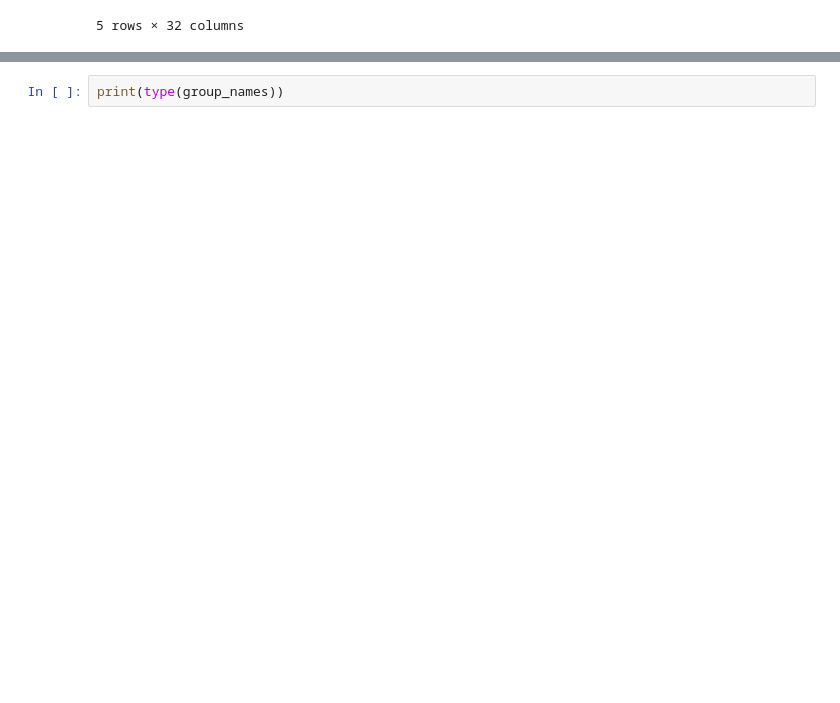
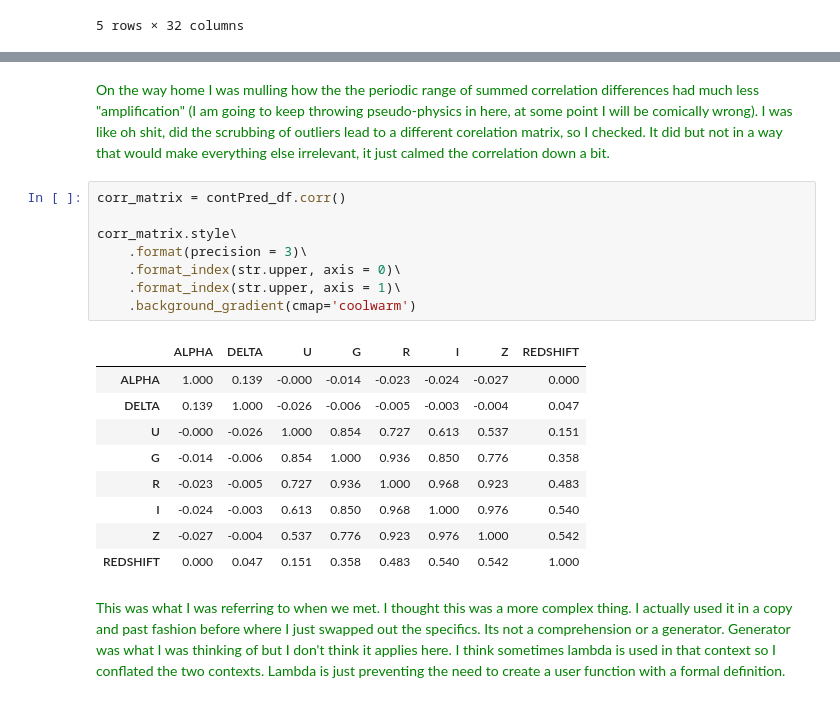
Before and after one commit to cookepoli/Bennett_CookePolitikos_CS368_StellarClassification, a Jupyter notebook: Scripts and notebooks/feature_discretization.ipynb, the cells around one changed output, grey strips where cells are left out. Drawn from its saved outputs; the diff is of its cells as text; blank space fills up the shorter version.

```diff
--- a/Scripts and notebooks/feature_discretization.ipynb
+++ b/Scripts and notebooks/feature_discretization.ipynb
@@ -540,2 +523,22 @@ for a in alpha_names:
+# %% [markdown]
+<font style: color = "green"> On the way home I was mulling how the the periodic range of summed correlation differences had much less "amplification" (I am going to keep throwing pseudo-physics in here, at some point I will be comically wrong). I was like oh shit, did the scrubbing of outliers lead to a different corelation matrix, so I checked. It did but not in a way that would make everything else irrelevant, it just calmed the correlation down a bit.
 # %%
-print(type(group_names))
+corr_matrix = contPred_df.corr()
+
+corr_matrix.style\
+    .format(precision = 3)\
+    .format_index(str.upper, axis = 0)\
+    .format_index(str.upper, axis = 1)\
+    .background_gradient(cmap='coolwarm')
+# %% [output]
+|  | ALPHA | DELTA | U | G | R | I | Z | REDSHIFT |
+| ALPHA | 1.000 | 0.139 | -0.000 | -0.014 | -0.023 | -0.024 | -0.027 | 0.000 |
+| DELTA | 0.139 | 1.000 | -0.026 | -0.006 | -0.005 | -0.003 | -0.004 | 0.047 |
+| U | -0.000 | -0.026 | 1.000 | 0.854 | 0.727 | 0.613 | 0.537 | 0.151 |
+| G | -0.014 | -0.006 | 0.854 | 1.000 | 0.936 | 0.850 | 0.776 | 0.358 |
+| R | -0.023 | -0.005 | 0.727 | 0.936 | 1.000 | 0.968 | 0.923 | 0.483 |
+| I | -0.024 | -0.003 | 0.613 | 0.850 | 0.968 | 1.000 | 0.976 | 0.540 |
+| Z | -0.027 | -0.004 | 0.537 | 0.776 | 0.923 | 0.976 | 1.000 | 0.542 |
+| REDSHIFT | 0.000 | 0.047 | 0.151 | 0.358 | 0.483 | 0.540 | 0.542 | 1.000 |
+# %% [markdown]
+<font style: color = "green"> This was what I was referring to when we met. I thought this was a more complex thing. I actually used it in a copy and past fashion before where I just swapped out the specifics. Its not a comprehension or a generator. Generator was what I was thinking of but I don't think it applies here. I think sometimes lambda is used in that context so I conflated the two contexts. Lambda is just preventing the need to create a user function with a formal definition.
```
Also changed, not shown: parts of 5 cells of this notebook.
